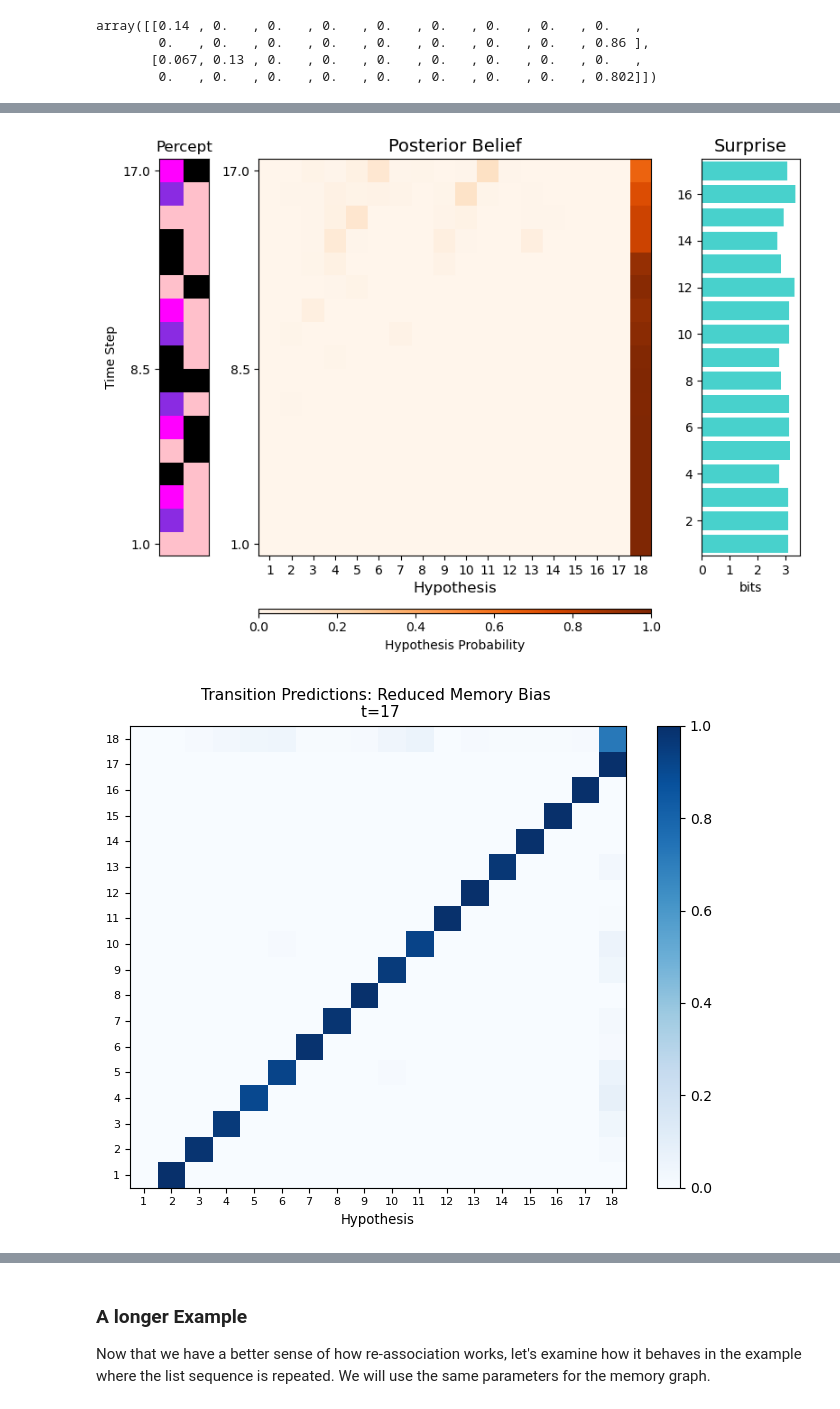
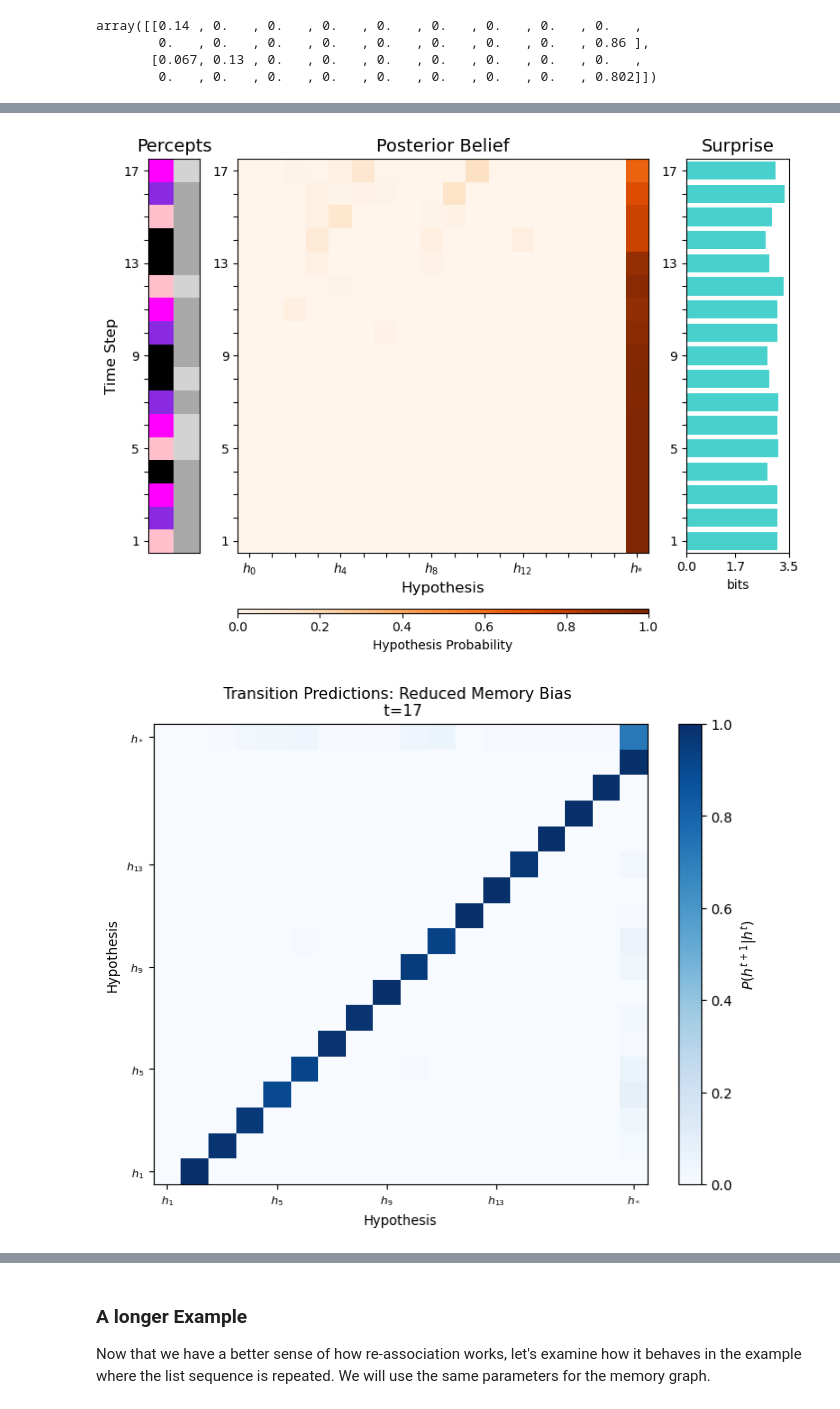
Before and after one commit to AntiPhoton47/projective_simulation, a Jupyter notebook: nbs/tutorials/learning_ps/01_Memory_Based_State_Estimators.ipynb, the cells around one changed output, grey strips where cells are left out. Cells and saved outputs as stored; diff of their text form; code cells hidden in the pictures.

Commit message:
state estimator tutorial draft 1

```diff
--- a/nbs/tutorials/learning_ps/01_Memory_Based_State_Estimators.ipynb
+++ b/nbs/tutorials/learning_ps/01_Memory_Based_State_Estimators.ipynb
@@ -205,7 +181,7 @@ seed = 110
 
 item_size = 1
 item_category_size = 3
-series_length = 3
+list_length = 3
 num_series = 4
 mean_timeout_interval = 2
 var_timeout_intervel = 1
@@ -213,7 +189,7 @@ var_timeout_intervel = 1
 example_lists = List_Sequencer(
     item_size,
     item_category_size,
-    series_length,
+    list_length,
     mean_timeout_interval=mean_timeout_interval,
     var_time_out_interval=var_timeout_intervel,
     num_series=num_series,
@@ -402,15 +365,15 @@ array([[1, 1],
        [2, 0]])
 # %%
 #Set Up Sequence Memory
-new_percept_category_sizes = percept_category_sizes + [noisy_states]
+noisy_percept_category_sizes = percept_category_sizes + [noisy_states]
 new_stationary_expectations = np.concatenate((stationary_expectations, np.array([1/noisy_states] * noisy_states))) #add stationary expectations for new percept category
 
 seq_memory_noisy = Sequence_Memory(
-    new_percept_category_sizes,
+    noisy_percept_category_sizes,
     memory_capacity,
     memory_bias,
     new_stationary_expectations,
-    stationary_transition_method = 'first' #this is default, included here for clarity
+    stationary_transition_method = 'first' #this is the default, included here for clarity
     )
 
 seq_memory_noisy.prepare_data_storage(data_record = ["all"], record_until = num_percepts)
@@ -419,6 +382,3 @@ seq_memory_noisy.prepare_data_storage(data_record = ["all"], record_until = num_
 for i in range(num_percepts):
     percept = noisy_percept_sequence[i,:]
     seq_memory_noisy.sample(percept)
-
-#Visualize
-memory_filter_performance(seq_memory_noisy.data_dic, noisy_percept_sequence, colormap)
@@ -1193,7 +1024,7 @@ With re-association, the transtition predictions of the stationary hypothesis ha
 # %%
 moderate_memory_bias = 0.01
 med_bias_AM = Associative_Memory(
-    category_sizes= new_percept_category_sizes,
+    category_sizes= noisy_percept_category_sizes,
     memory_capacity= num_percepts,
     memory_bias = moderate_memory_bias,
     fading_rate = fading_rate,
@@ -1211,20 +1042,11 @@ for i in range(num_percepts):
     percept = noisy_percept_sequence[i,:]
     med_bias_AM.sample(percept)
 
-memory_filter_performance(med_bias_AM.data_dic, noisy_percept_sequence,colormap)
+memory_filter_performance(med_bias_AM.data_dic, uniquified_noisy_percept_sequence,noisy_colormap)
 # %% [output]
-[figure, old version]
+[figure, new version]
 # %%
-plot_heatmap(
-    med_bias_AM.transition_predictions,
-    title = "Transition Predictions: Reduced Memory Bias \n t=17",
-    xlabel = "Hypothesis",
-    ylabel = None,
-    color = "Blues",
-    label_scale = 0.8,
-    vmin = 0.,
-    vmax = 1., #sets scale of colorbar
-    )
+med_bias_AM.show_transition_predictions(**{'title': "Transition Predictions: Reduced Memory Bias \n t=17","label_scale": 0.8})
 # %% [output]
-[figure, old version]
+[figure, new version]
 # %% [markdown]
```
Also changed, not shown: parts of 64 cells of this notebook, 9 other files.
